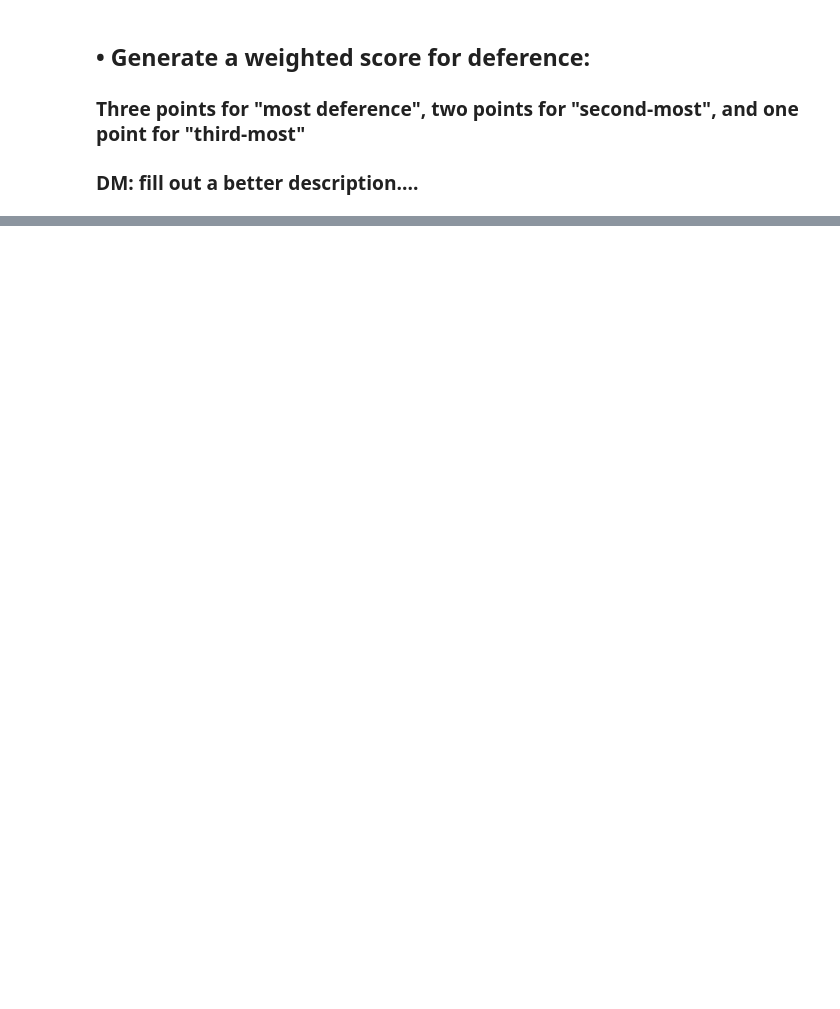
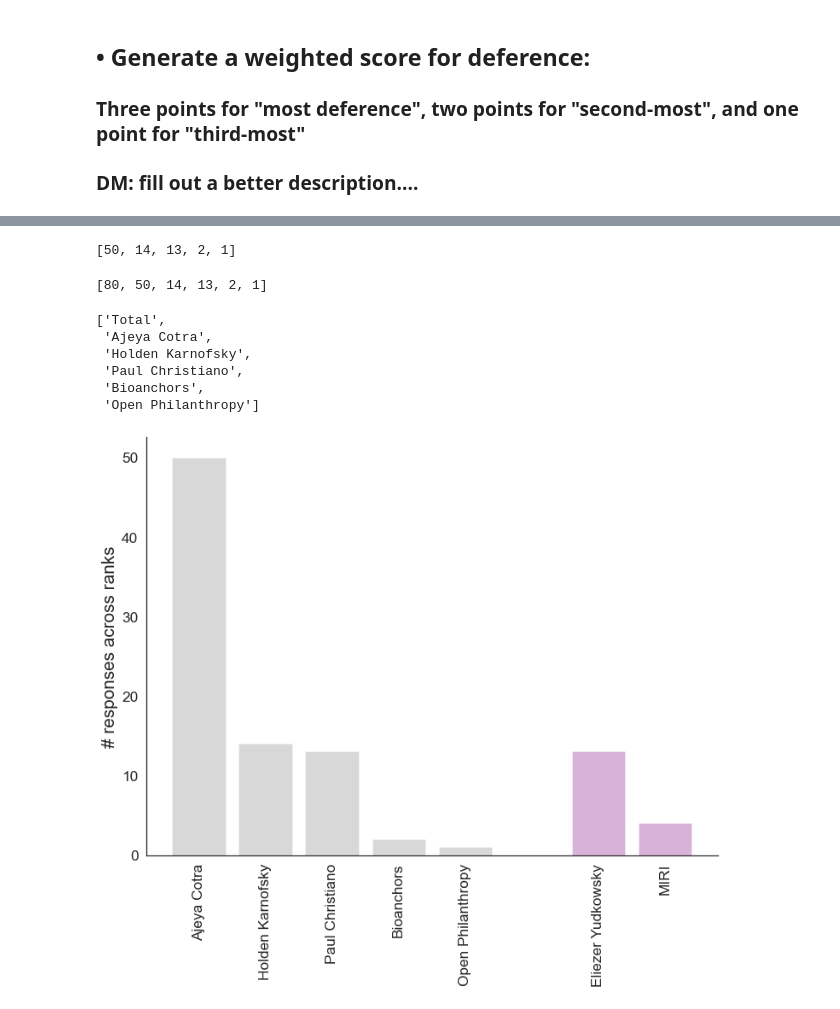
Before and after one commit to mccaffary/AI-timelines-deference, a Jupyter notebook: src/timeline_deference_survey_visualisation_.ipynb, the cells around one changed output, grey strips where cells are left out. Drawn from its saved outputs; the diff is of its cells as text; code cells hidden in the pictures; blank space fills up the shorter version.

```diff
--- a/src/timeline_deference_survey_visualisation_.ipynb
+++ b/src/timeline_deference_survey_visualisation_.ipynb
@@ -60,0 +139,4 @@ result_ = result.sort_values(ascending=False)
+# %%
+results_group_1
+# %% [output]
+[50, 14, 13, 2, 1]
@@ -60,0 +145,25 @@ result_ = result.sort_values(ascending=False)
+# %%
+results_group_1_total
+# %% [output]
+[80, 50, 14, 13, 2, 1]
+# %%
+x_labels_group_1_total
+# %% [output]
+['Total',
+ 'Ajeya Cotra',
+ 'Holden Karnofsky',
+ 'Paul Christiano',
+ 'Bioanchors',
+ 'Open Philanthropy']
+# %%
+plt.bar(x=np.arange(len(x_labels_group_1)), height=results_group_1, color="grey", alpha=0.3)
+
+plt.bar(x=np.arange(len(x_labels_group_2))+6, height=results_group_2, color="purple", alpha=0.3)
+
+x_labels = x_labels_group_1 + [" "] + x_labels_group_2
+plt.xticks(np.arange(len(x_labels)), x_labels, rotation=90)
+
+plt.ylabel("# responses across ranks")
+sns.despine();
+# %% [output]
+[figure, added]
```
Also changed, not shown: parts of 31 cells of this notebook, 1 other file.
